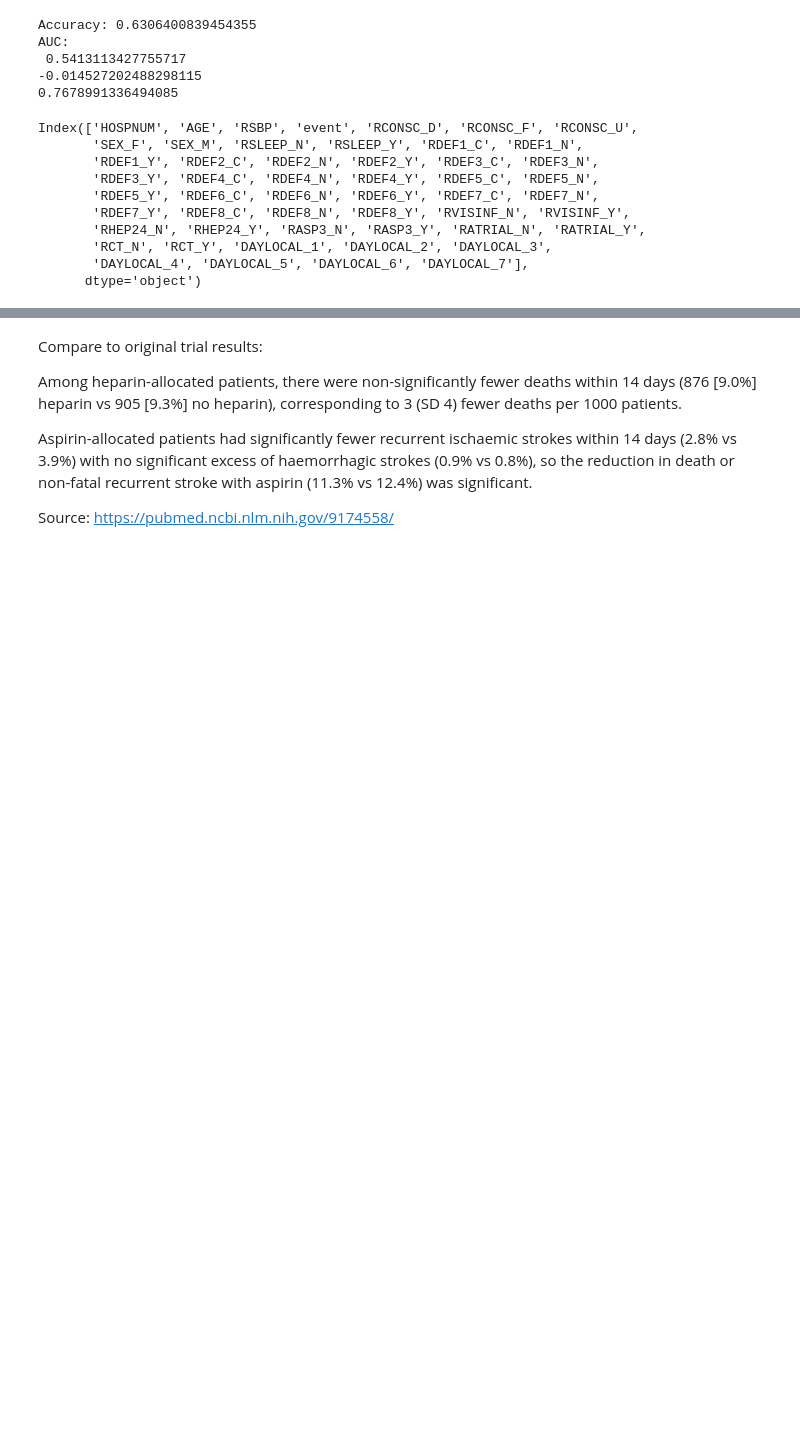
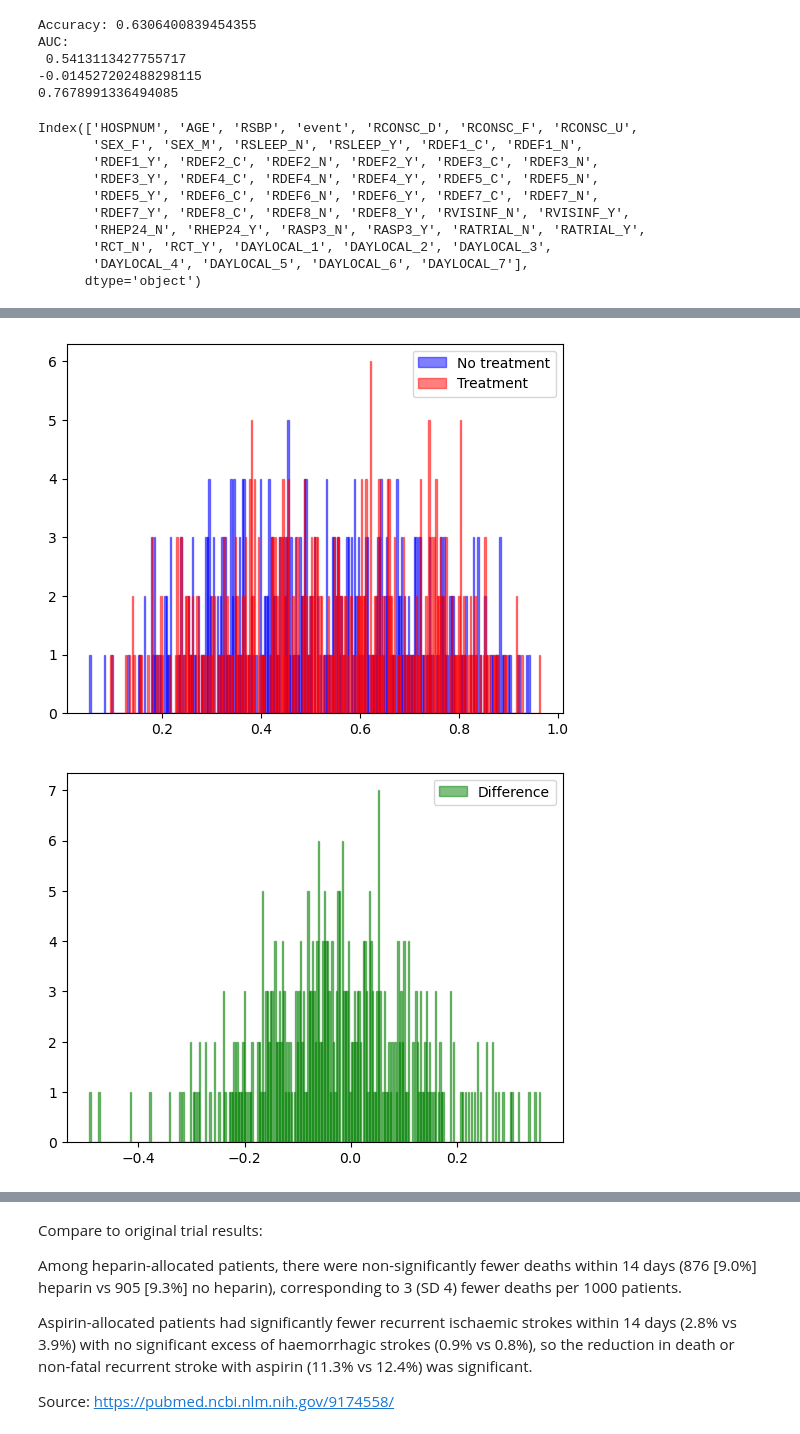
Before and after one commit to frances-dean/cph-200b, a Jupyter notebook: Project 2/Dean_PSet2_CPH200B.ipynb, the cells around one changed output, grey strips where cells are left out. Cells and saved outputs as stored; diff of their text form; code cells hidden in the pictures; blank space fills up the shorter version.

```diff
--- a/Project 2/Dean_PSet2_CPH200B.ipynb
+++ b/Project 2/Dean_PSet2_CPH200B.ipynb
@@ -488,4 +472,6 @@ def preprocess(X):
     X = pd.get_dummies(X, columns=['RATRIAL'], prefix='RATRIAL')
     X = pd.get_dummies(X, columns=['RCT'], prefix='RCT')
     X = pd.get_dummies(X, columns=['DAYLOCAL'], prefix='DAYLOCAL')
+    X = X.drop('event', axis=1)
+    X = X.apply(pd.to_numeric, errors='coerce')
     return X
@@ -497,43 +496,43 @@ def preprocess(X):
 X = IST_data_covariates[IST_data_covariates['treatment']==1][covariates_to_use]
 X = preprocess(X)
 y = IST_data_covariates[IST_data_covariates['treatment']==1]['event']
-X_train, X_test, y_train, y_test = train_test_split(X, y, test_size=0.2, random_state=42)
+X_train_treated, X_test_treated, y_train_treated, y_test_treated = train_test_split(X, y, test_size=0.2, random_state=42)
 
 # Gradient boosted model training
 u_treat = GradientBoostingClassifier(n_estimators=100, learning_rate=0.1, max_depth=3, random_state=42)
-u_treat.fit(X_train, y_train)
+u_treat.fit(X_train_treated, y_train_treated)
 
-y_pred = u_treat.predict(X_test)
-print("Accuracy:", accuracy_score(y_test, y_pred))
-print("AUC:\n", roc_auc_score(y_test, y_pred))
+y_pred = u_treat.predict(X_test_treated)
+print("Accuracy:", accuracy_score(y_test_treated, y_pred))
+print("AUC:\n", roc_auc_score(y_test_treated, y_pred))
 
 # untreated
 X = IST_data_covariates[IST_data_covariates['treatment']==0][covariates_to_use]
 X = preprocess(X)
 y = IST_data_covariates[IST_data_covariates['treatment']==0]['event']
-X_train, X_test, y_train, y_test = train_test_split(X, y, test_size=0.2, random_state=42)
+X_train_untreated, X_test_untreated, y_train_untreated, y_test_untreated = train_test_split(X, y, test_size=0.2, random_state=42)
 
 # Gradient boosted model training
 u_no_treat = GradientBoostingClassifier(n_estimators=100, learning_rate=0.1, max_depth=3, random_state=42)
-u_no_treat.fit(X_train, y_train)
+u_no_treat.fit(X_train_untreated, y_train_untreated)
 
-y_pred = u_no_treat.predict(X_test)
-print("Accuracy:", accuracy_score(y_test, y_pred))
-print("AUC:\n", roc_auc_score(y_test, y_pred))
+y_pred = u_no_treat.predict(X_test_untreated)
+print("Accuracy:", accuracy_score(y_test_untreated, y_pred))
+print("AUC:\n", roc_auc_score(y_test_untreated, y_pred))
 
 # Predict propensity scores
-full_X = IST_data_covariates[covariates_to_use]
-full_X = preprocess(full_X)
-u_no_treat_scores = u_no_treat.predict_proba(full_X)[:,1]
-u_treat_scores = u_treat.predict_proba(full_X)[:,1]
+# full_X = IST_data_covariates[covariates_to_use]
+# full_X = preprocess(full_X)
+u_no_treat_scores = u_no_treat.predict_proba(X_test_untreated)[:,1]
+u_treat_scores = u_treat.predict_proba(X_test_treated)[:,1]
 
 # Estimate effect size...
-print((u_treat_scores - u_no_treat_scores).mean())
+print(u_treat_scores.mean() - u_no_treat_scores.mean())
 
 # confidence interval assuming normal
 ste1 = u_treat_scores.std()/np.sqrt(u_treat_scores.shape[0])
 ste0 = u_no_treat_scores.std()/np.sqrt(u_no_treat_scores.shape[0])
 ste_diff = np.sqrt(ste1**2 + ste0**2)
-z_score = diff_in_means/ste_diff
+z_score = (u_treat_scores.mean() - u_no_treat_scores.mean())/ste_diff
 p_value = 2 * (1 - norm.cdf(abs(z_score)))  # both sides
 print(p_value)
@@ -540,3 +548,15 @@ print(p_value)
+# %%
+# Quick check of the distribution
+plt.hist(u_treat_scores, bins=300, color='blue', alpha=0.5, edgecolor='blue', label='No treatment')
+plt.hist(u_no_treat_scores, bins=300, color='red', alpha=0.5, edgecolor='red', label='Treatment')
+plt.legend()
+plt.show()
+plt.hist(u_treat_scores - u_no_treat_scores, bins=300, color='green', alpha=0.5, edgecolor='green', label='Difference')
+plt.legend()
+plt.show()
+# %% [output]
+[figure, added]
+[figure, added]
 # %%
 # S-learner - train one model for the whole dataset include treatment as covariate
 X = IST_data_covariates[covariates_to_use + ['treatment']]
```
Also changed, not shown: parts of 27 cells of this notebook, 1 other file.
